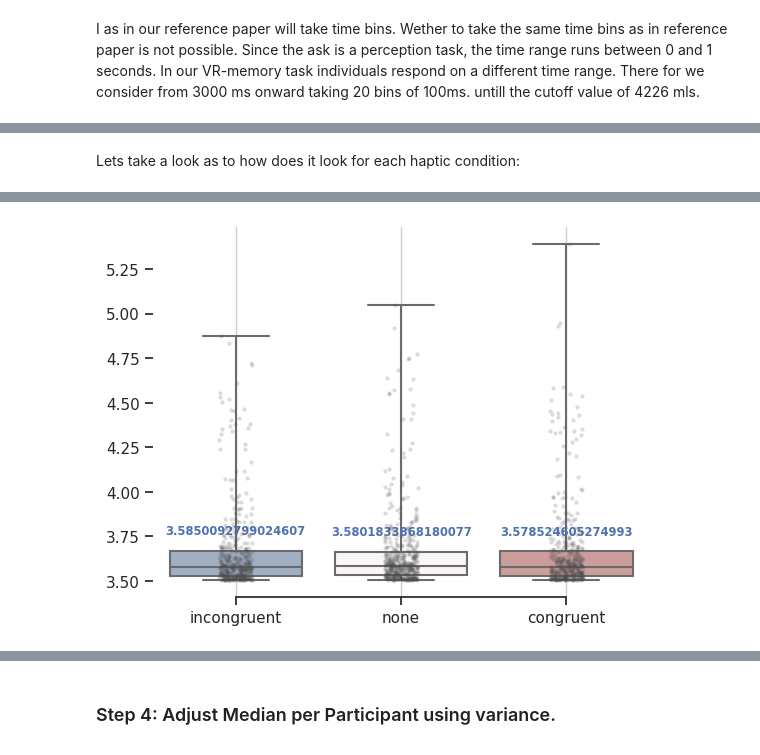
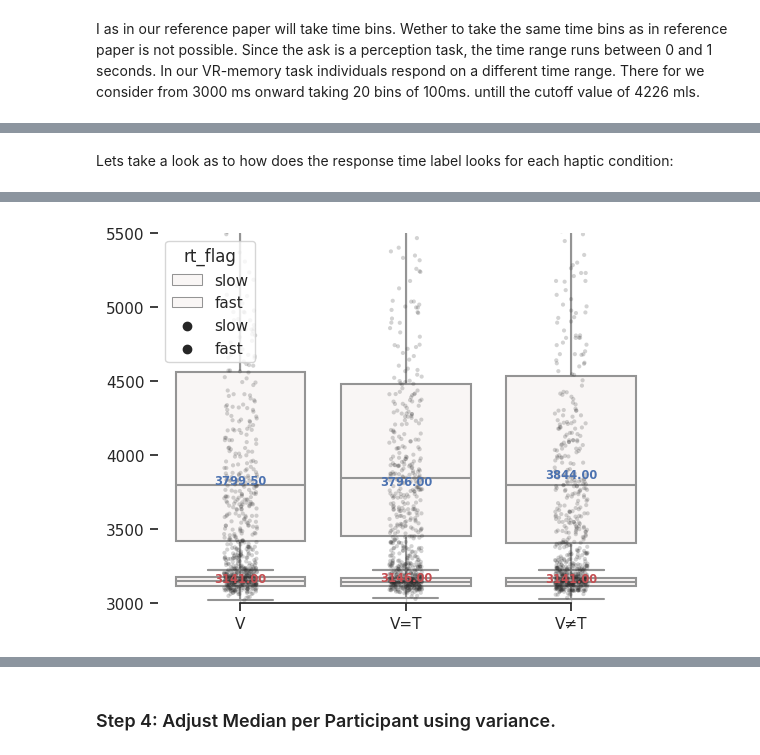
Before and after one commit to BenjaminDupre/m-b_thesis, a Jupyter notebook: Analysis/Analysis..ipynb, the cells around one changed output, grey strips where cells are left out. Saved outputs shown, nothing was run; the diff lists cells and outputs as text; code cells hidden in the pictures.

```diff
--- a/Analysis/Analysis..ipynb
+++ b/Analysis/Analysis..ipynb
@@ -589,4 +574,0 @@ Next we are going to cut in 4226 ms as is the upper limit for Quartile 3 of RT.
-# %%
-# Code for removing all trial over 4226 milliseconds because its the Quartile border
-work_df_no_outl = work_df_no_outl[work_df_no_outl['time_ms'] <= 4226]
-work_df_no_outl.info()
@@ -963,3 +1041,5 @@ I would define to groups that include the mayority of the trials. The first one
 # %%
 # Creating a flag for each trial using the previous definition.
-work_df_no_outl['rt_flag'] = work_df_no_outl['time_ms'].apply(lambda x: 'fast' if x <= 3200 else 'slow')
+work_df_no_outl['rt_flag'] = work_df_no_outl['time_ms'].apply(lambda x: 'fast' if x <= 3221 else 'slow')
+# Creating a log RT
+work_df_no_outl['rt_log'] = work_df_no_outl['time_ms'].apply(lambda x: math.log(x, 10))
@@ -972,49 +1046,69 @@ See the caveats in the documentation: https://pandas.pydata.org/pandas-docs/stab
 # %% [markdown]
-Lets take a look as to how does it look for each haptic condition:
+Lets take a look as to how does the response time label looks for each haptic condition:
 # %%
-import math
-
 # Set the style of the graph
 sns.set_theme(style='ticks')
 
 # Initialize the figure with a logarithmic x-axis and specify the figure size
 fig, ax = plt.subplots()
 
-# Select data where 'rt_flag' is 'fast'
-df_zplt = work_df_no_outl[work_df_no_outl['rt_flag'] == 'slow']
+# Select data for 'slow' and 'fast' separately
+df_slow = work_df_no_outl[work_df_no_outl['rt_flag'] == 'slow']
+df_fast = work_df_no_outl[work_df_no_outl['rt_flag'] == 'fast']
 
 # Calculate the natural logarithm of 'time_ms' with base 10 and create a new column 'rt_log'
-df_zplt['rt_log'] = df_zplt['time_ms'].apply(lambda x: math.log(x, 10))
+#df_slow['rt_log'] = df_slow['time_ms'].apply(lambda x: math.log(x, 10))
+#df_fast['rt_log'] = df_fast['time_ms'].apply(lambda x: math.log(x, 10))
 
-# Plotting boxplot
-box_plot = sns.boxplot(
-    data=df_zplt, y='rt_log', x='feedbackType',
-    palette="vlag", whis=[0, 100], showfliers=False
+# Plotting boxplot for 'slow'
+box_plot_slow = sns.boxplot(
+    data=df_slow, y='time_ms', x='feedbackType',
+    palette="vlag", whis=[0, 100], showfliers=False,
+    hue='rt_flag'
 )
 
-medians = df_zplt.groupby(['feedbackType'])['rt_log'].median()
-medians = medians.reindex(index = ['none','congruent','incongruent'])
-vertical_offset = df_zplt['rt_log'].median() * 0.05 # offset from median for display
+# Plotting boxplot for 'fast'
+box_plot_fast = sns.boxplot(
+    data=df_fast, y='time_ms', x='feedbackType',
+    palette="vlag", whis=[0, 100], showfliers=False,
+    hue='rt_flag'
+)
 
-for xtick in box_plot.get_xticks():
-    box_plot.text(xtick,medians[xtick] + vertical_offset,medians[xtick],
-            horizontalalignment='center',size='x-small',color='b',weight='semibold')
+# Calculate medians for 'slow' and 'fast' separately
+medians_slow = df_slow.groupby(['feedbackType'])['time_ms'].median()
+medians_fast = df_fast.groupby(['feedbackType'])['time_ms'].median()
+
+# Add points to show each observation for both 'slow' and 'fast'
+sns.stripplot(
+    data=df_slow, y='time_ms', x='feedbackType', size=3, color=".3", alpha=0.2, dodge=True,
+    hue='rt_flag'
+)
+
+sns.stripplot(
+    data=df_fast, y='time_ms', x='feedbackType', size=3, color=".3", alpha=0.2, dodge=True,
+    hue='rt_flag'
+)
+
+# Annotate median values for 'slow'
+for xtick, median in zip(box_plot_slow.get_xticks(), medians_slow):
+    ax.text(xtick, median, f'{median:.2f}', horizontalalignment='center', size='x-small', color='b', weight='semibold')
+
+# Annotate median values for 'fast'
+for xtick, median in zip(box_plot_fast.get_xticks(), medians_fast):
+    ax.text(xtick, median, f'{median:.2f}', horizontalalignment='center', size='x-small', color='r', weight='semibold')
 
 
+# Change x-axis labels
+new_labels = ['V', 'V=T', 'V≠T']  # Corresponding to 'none', 'congruent', 'incongruent'
+ax.set_xticklabels(new_labels)
 
-
-# Add points to show each observation
-sns.stripplot(
-    data=df_zplt, y='rt_log', x='feedbackType', size=3, color=".3",alpha=0.2, dodge=True
-)
-
-
-# Set the x-axis limits to 2500 and 10000 ms
-#ax.set_xlim(2500, 10000)
 
 # Show the plot
 ax.xaxis.grid(True)
 ax.set(ylabel="")
 ax.set(xlabel="")
+ax.set_ylim(3000,5500)
 sns.despine(trim=True, left=True)
+
+plt.show()
 # %% [output]
@@ -1026 +1115 @@ See the caveats in the documentation: https://pandas.pydata.org/pandas-docs/stab
-[figure, old version]
+[figure, new version]
```
Also changed, not shown: parts of 17 cells of this notebook, 7 other files.
